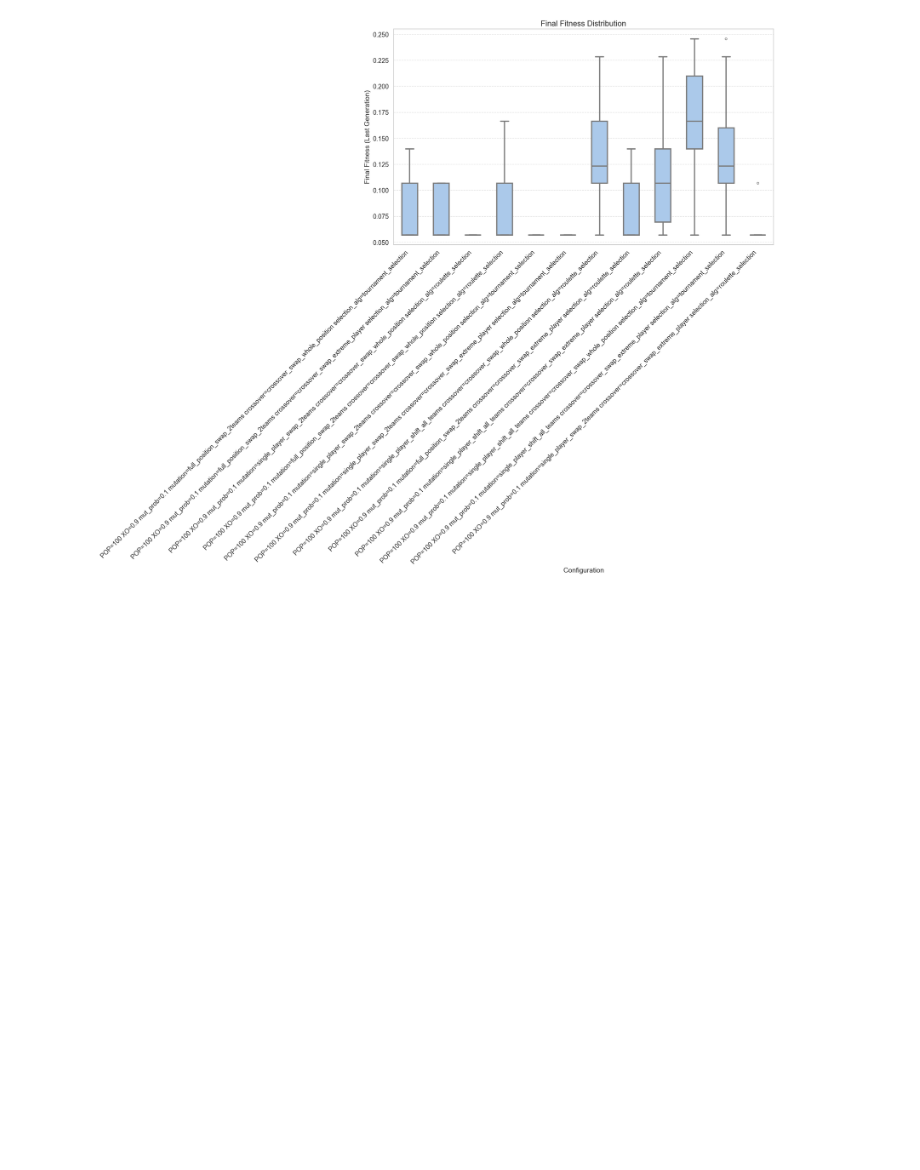
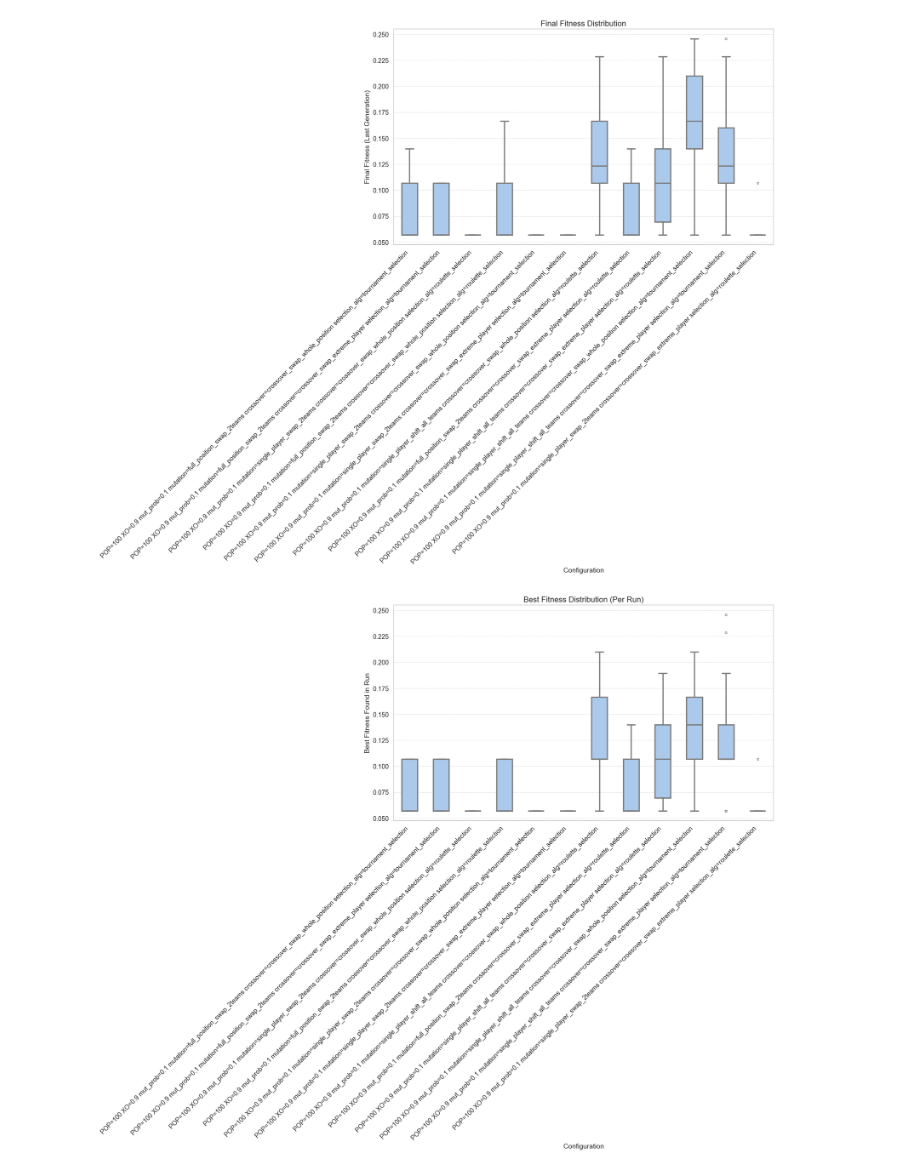
Before and after one commit to JuliaKarpienia/CIFO_project_groupA, a Jupyter notebook: evaluations.ipynb, the cells around one changed output. Drawn from its saved outputs; the diff is of its cells as text; code cells hidden in the pictures; blank space fills up the shorter version.

```diff
--- a/evaluations.ipynb
+++ b/evaluations.ipynb
@@ -62,3 +62,7 @@ plot_top_configs(summary_path="ga_summary.csv",fitness_log_folder='fitness_logs'
 plot_final_fitness_boxplot()
 # %% [output]
 [figure]
+# %%
+plot_best_fitness_boxplot()
+# %% [output]
+[figure, added]
```
Also changed, not shown: parts of 3 cells of this notebook, 1 other file.
